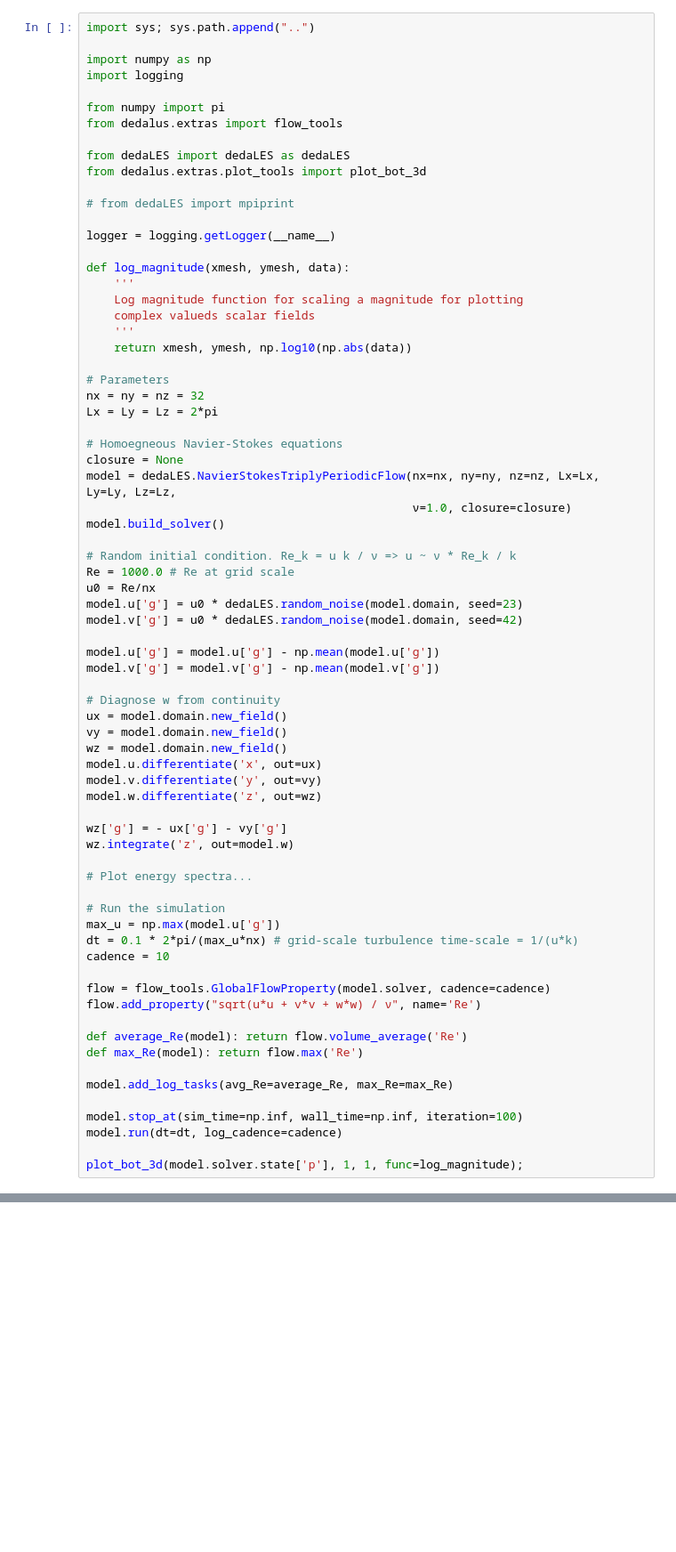
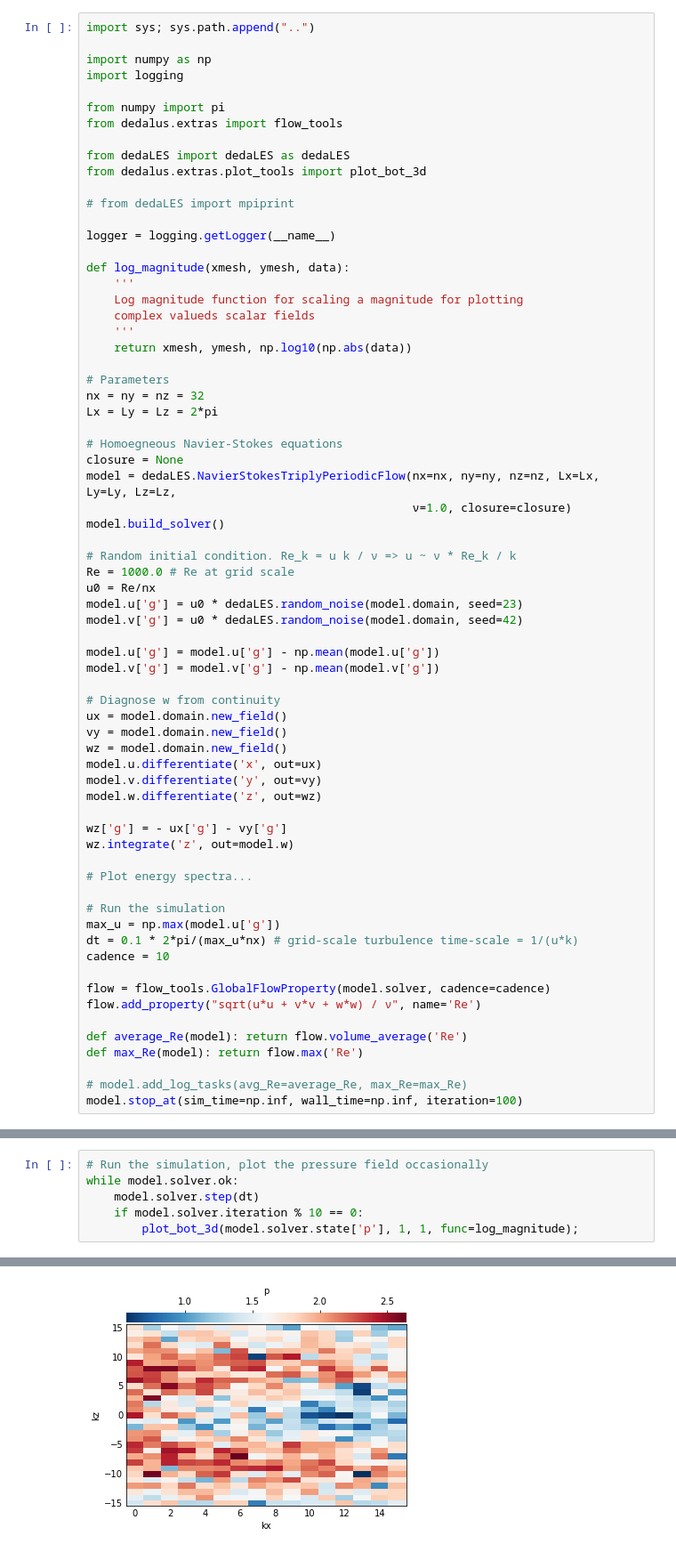
Before and after one commit to mbhs-systems/pf, a Jupyter notebook: isotropic.ipynb, the cells around one changed output, grey strips where cells are left out. Shown at 89% size. Cells and saved outputs as stored; diff of their text form; blank space fills up the shorter version.

Commit message:
Plot pressure field as it changes

```diff
--- a/isotropic.ipynb
+++ b/isotropic.ipynb
@@ -64,10 +64,6 @@ flow.add_property("sqrt(u*u + v*v + w*w) / ν", name='Re')
 def average_Re(model): return flow.volume_average('Re')
 def max_Re(model): return flow.max('Re')
 
-model.add_log_tasks(avg_Re=average_Re, max_Re=max_Re)
-
+# model.add_log_tasks(avg_Re=average_Re, max_Re=max_Re)
 model.stop_at(sim_time=np.inf, wall_time=np.inf, iteration=100)
-model.run(dt=dt, log_cadence=cadence)
-
-plot_bot_3d(model.solver.state['p'], 1, 1, func=log_magnitude);
 # %% [output]
@@ -91,0 +82,7 @@ plot_bot_3d(model.solver.state['p'], 1, 1, func=log_magnitude);
+# %%
+# Run the simulation, plot the pressure field occasionally
+while model.solver.ok:
+    model.solver.step(dt)
+    if model.solver.iteration % 10 == 0:
+        plot_bot_3d(model.solver.state['p'], 1, 1, func=log_magnitude);
+# %% [output]
@@ -91,0 +90 @@ plot_bot_3d(model.solver.state['p'], 1, 1, func=log_magnitude);
+[figure, added]
```
Also changed, not shown: parts of 2 cells of this notebook.
